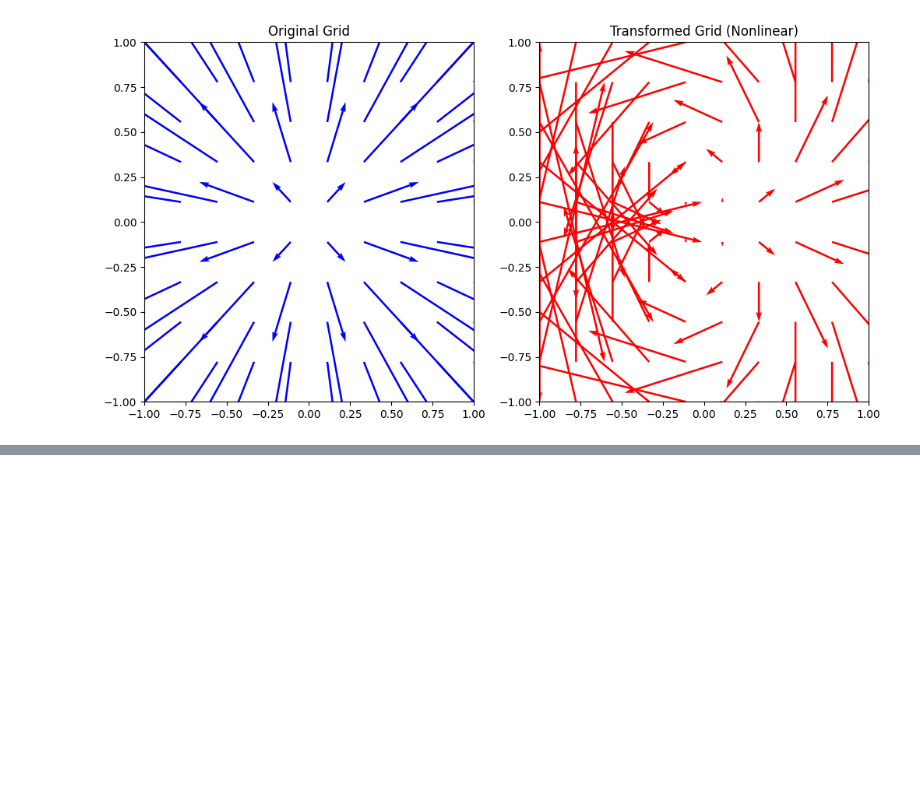
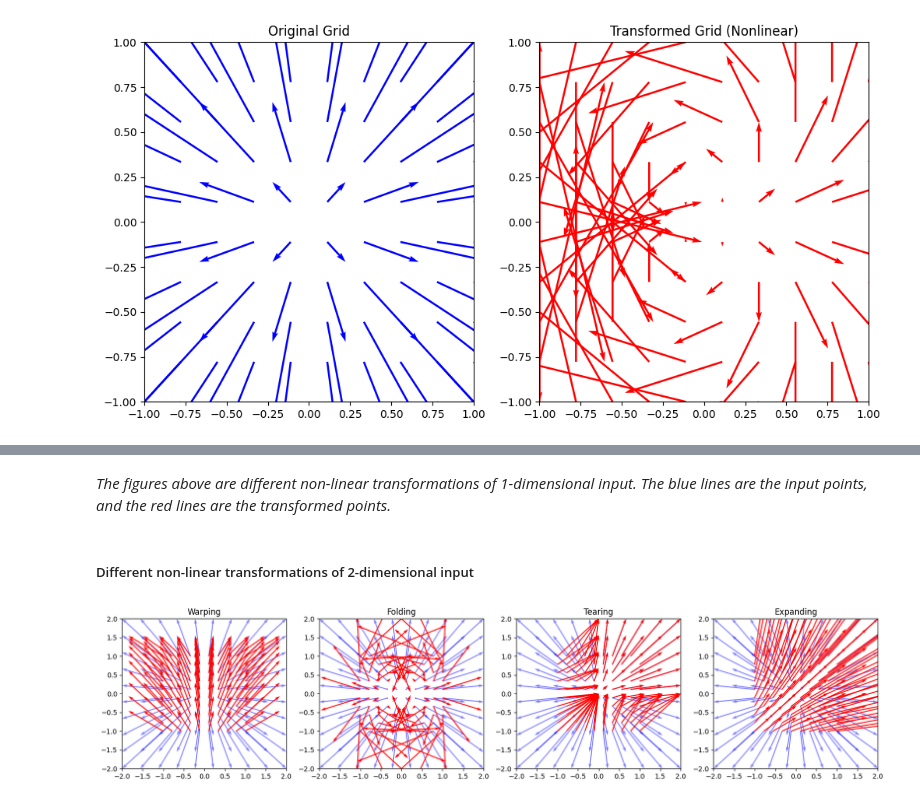
Before and after one commit to taskswithcode/probability_for_ml_notebooks, a Jupyter notebook: MLEssence.ipynb, the cells around one changed output, grey strips where cells are left out. Saved outputs shown, nothing was run; the diff lists cells and outputs as text; code cells hidden in the pictures; blank space fills up the shorter version.

```diff
--- a/MLEssence.ipynb
+++ b/MLEssence.ipynb
@@ -114,0 +254,46 @@ plt.show()
+# %% [markdown]
+*The figures above are different non-linear transformations of 1-dimensional input. The blue lines are the input points, and the red lines are the transformed points.*
+# %% [markdown]
+##### Different non-linear transformations of 2-dimensional input
+# %%
+import matplotlib.pyplot as plt
+import numpy as np
+
+# Define a nonlinear transformation for each operation
+def warping(x, y):
+    return np.sin(x), np.cos(y)
+
+def folding(x, y):
+    return x**3 - 3*x*y**2, 3*x**2*y - y**3
+
+def tearing(x, y):
+    return np.abs(x), np.abs(y)
+
+def expanding(x, y):
+    return np.exp(x), np.exp(y)
+
+transformations = [warping, folding, tearing, expanding]
+titles = ["Warping", "Folding", "Tearing", "Expanding"]
+
+fig, axs = plt.subplots(1, 4, figsize=(20, 4))
+
+for ax, transformation, title in zip(axs, transformations, titles):
+    U = X.copy()
+    V = Y.copy()
+
+    # Apply the transformation to each point in the grid
+    for i in range(X.shape[0]):
+        for j in range(X.shape[1]):
+            result = transformation(X[i, j], Y[i, j])
+            U[i, j], V[i, j] = result[0], result[1]
+
+    # Plot the original grid and the transformed grid
+    ax.quiver(X, Y, X, Y, color='blue', angles='xy', scale_units='xy', scale=1, alpha=0.5)
+    ax.quiver(X, Y, U, V, color='red', angles='xy', scale_units='xy', scale=1)
+    ax.set_title(title)
+    ax.set_xlim([-2, 2])
+    ax.set_ylim([-2, 2])
+
+plt.show()
+# %% [output]
+[figure, added]
```
Also changed, not shown: parts of 30 cells of this notebook.
